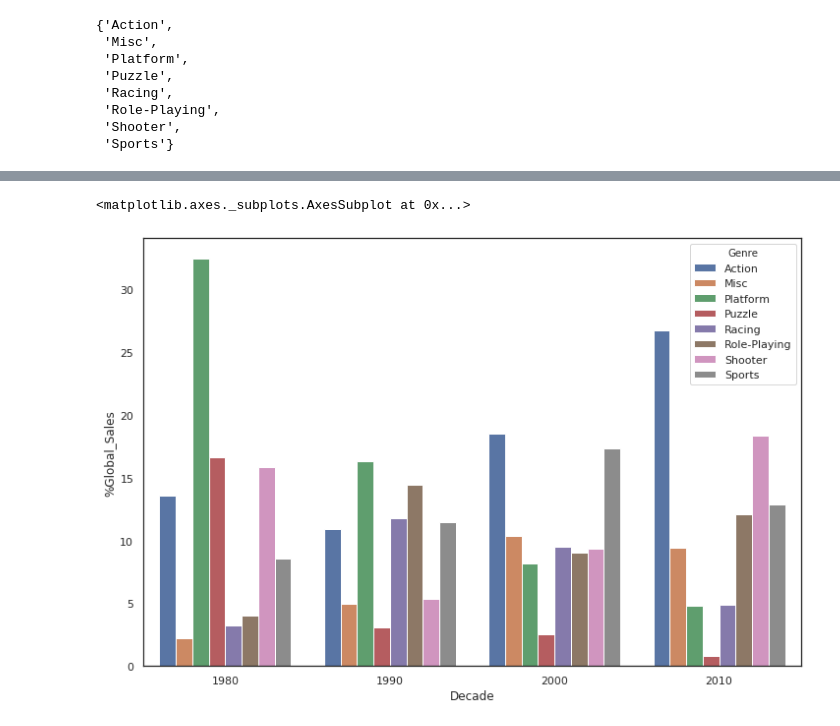
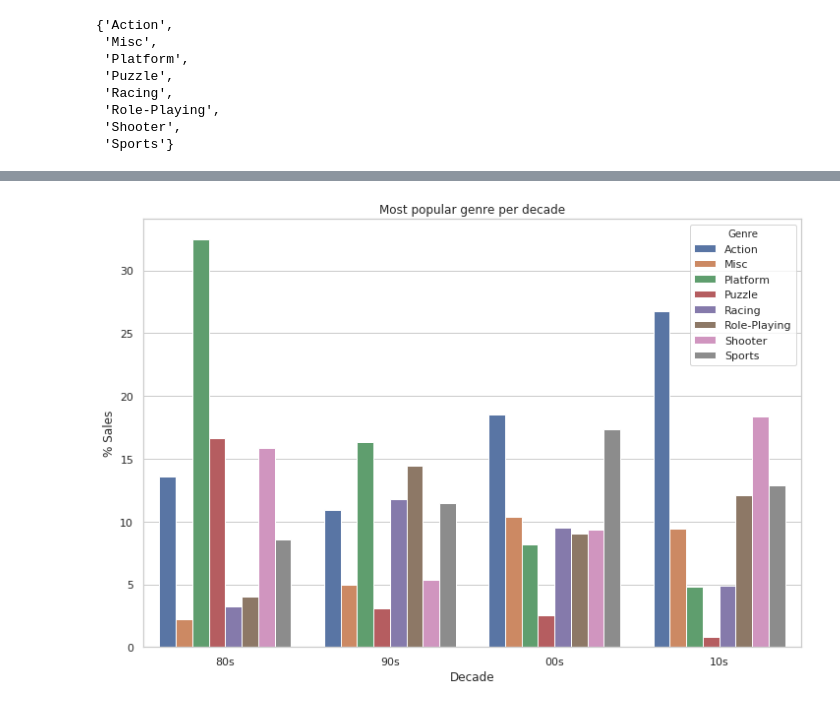
Before and after one commit to tomasborrella/video-game-sales-analysis, a Jupyter notebook: notebook/video-game-sales-analysis.ipynb, the cells around one changed output, grey strips where cells are left out. Cells and saved outputs as stored; diff of their text form; code cells hidden in the pictures.

```diff
--- a/notebook/video-game-sales-analysis.ipynb
+++ b/notebook/video-game-sales-analysis.ipynb
@@ -14,7 +22,7 @@ from IPython.display import HTML
 
 
 sns.set(rc={"figure.figsize":(12,8)})
-sns.set(style="white")
+sns.set(style="whitegrid")
 # %% [markdown]
 # Load data
 # %%
@@ -395,12 +389,13 @@ df_clean_grouped[["Genre", "Decade","%Global_Sales"]].head(10)
 # %%
 # Get the 3 most popular genres in each decade
-genres_set = set()
+
+popular_genres = set()
 for i in [1980, 1990, 2000, 2010]:
     a, b, c = df_clean_grouped[df_clean_grouped['Decade'] == i].sort_values('%Global_Sales', ascending=False)['Genre'].head(3)
-    genres_set.add(a)
-    genres_set.add(b)
-    genres_set.add(c)
-genres_set
+    popular_genres.add(a)
+    popular_genres.add(b)
+    popular_genres.add(c)
+popular_genres
 # %% [output]
 {'Action',
  'Misc',
@@ -415,3 +408,7 @@ dff = df_clean_grouped[df_clean_grouped['Genre'].isin(genres_set)]
+# %%
+# Filter data with the list of popular genres
+
+dff = df_clean_grouped[df_clean_grouped['Genre'].isin(popular_genres)]
 # %%
 # plot using lineplot
 
@@ -424,9 +427,15 @@ sns.lineplot(data=dff, x='Decade', y='%Global_Sales', hue='Genre')
 # %%
 # plot barplot
 
 fig, ax = plt.subplots()
 
-sns.barplot(data=dff, x='Decade', y='%Global_Sales', hue='Genre')
+sns_plot = sns.barplot(data=dff, x='Decade', y='%Global_Sales', hue='Genre')
+ax.set_xticklabels(['80s', '90s', '00s', '10s'])
+ax.set(xlabel="Decade", ylabel="% Sales", title="Most popular genre per decade")
+
+# Save to disk
+
+fig = sns_plot.get_figure()
+fig.savefig("../images/question3-2.png")
 # %% [output]
-<matplotlib.axes._subplots.AxesSubplot at 0x...>
-[figure, old version]
+[figure, new version]
```
Also changed, not shown: parts of 16 cells of this notebook, 5 other files.
